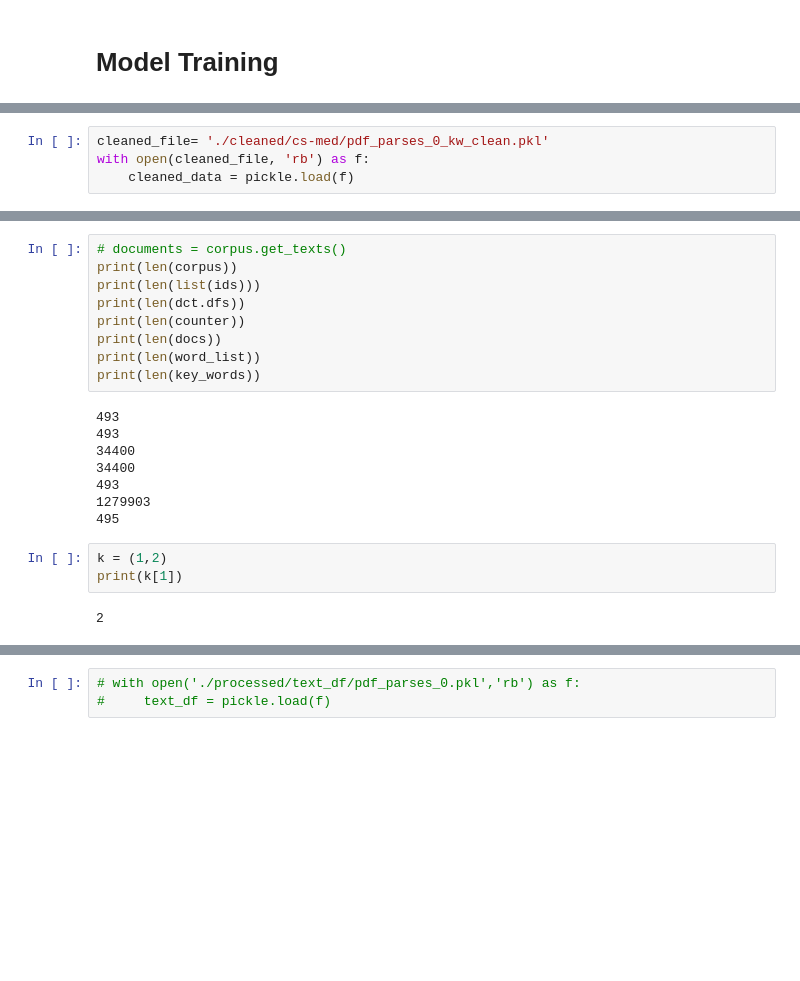
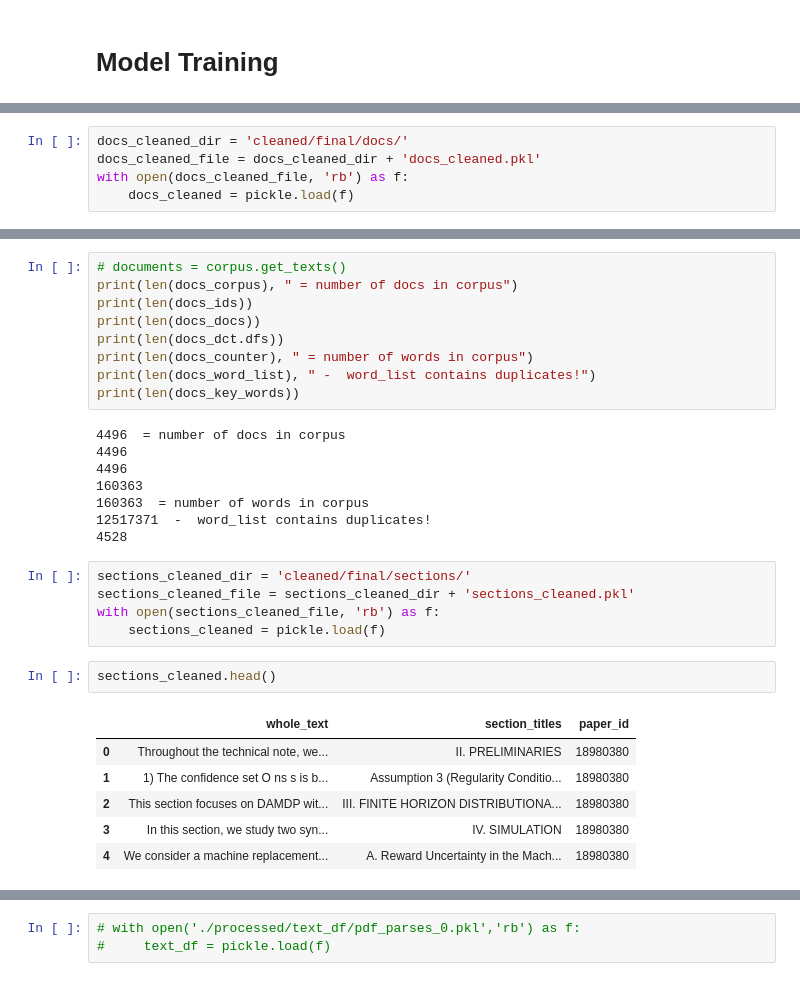
Before and after one commit to markaksen/HighResLDA, a Jupyter notebook: Training.ipynb, the cells around one changed output, grey strips where cells are left out. Saved outputs shown, nothing was run; the diff lists cells and outputs as text; blank space fills up the shorter version.

```diff
--- a/Training.ipynb
+++ b/Training.ipynb
@@ -9,4 +10,5 @@ import numpy as np
 # %%
-cleaned_file= './cleaned/cs-med/pdf_parses_0_kw_clean.pkl'
-with open(cleaned_file, 'rb') as f:
-    cleaned_data = pickle.load(f)
+docs_cleaned_dir = 'cleaned/final/docs/'
+docs_cleaned_file = docs_cleaned_dir + 'docs_cleaned.pkl'
+with open(docs_cleaned_file, 'rb') as f:
+    docs_cleaned = pickle.load(f)
@@ -21,22 +23,31 @@ key_words = cleaned_data['key_words']
 # %%
 # documents = corpus.get_texts()
-print(len(corpus))
-print(len(list(ids)))
-print(len(dct.dfs))
-print(len(counter))
-print(len(docs))
-print(len(word_list))
-print(len(key_words))
+print(len(docs_corpus), " = number of docs in corpus")
+print(len(docs_ids))
+print(len(docs_docs))
+print(len(docs_dct.dfs))
+print(len(docs_counter), " = number of words in corpus")
+print(len(docs_word_list), " -  word_list contains duplicates!")
+print(len(docs_key_words))
 # %% [output]
-493
-493
-34400
-34400
-493
-1279903
-495
+4496  = number of docs in corpus
+4496
+4496
+160363
+160363  = number of words in corpus
+12517371  -  word_list contains duplicates!
+4528
-# %%
-k = (1,2)
-print(k[1])
-# %% [output]
-2
+# %%
+sections_cleaned_dir = 'cleaned/final/sections/'
+sections_cleaned_file = sections_cleaned_dir + 'sections_cleaned.pkl'
+with open(sections_cleaned_file, 'rb') as f:
+    sections_cleaned = pickle.load(f)
+# %%
+sections_cleaned.head()
+# %% [output]
+|  | whole_text | section_titles | paper_id |
+| 0 | Throughout the technical note, we... | II. PRELIMINARIES | 18980380 |
+| 1 | 1) The confidence set O ns s is b... | Assumption 3 (Regularity Conditio... | 18980380 |
+| 2 | This section focuses on DAMDP wit... | III. FINITE HORIZON DISTRIBUTIONA... | 18980380 |
+| 3 | In this section, we study two syn... | IV. SIMULATION | 18980380 |
+| 4 | We consider a machine replacement... | A. Reward Uncertainty in the Mach... | 18980380 |
```
Also changed, not shown: parts of 14 cells of this notebook, 3 other files.
